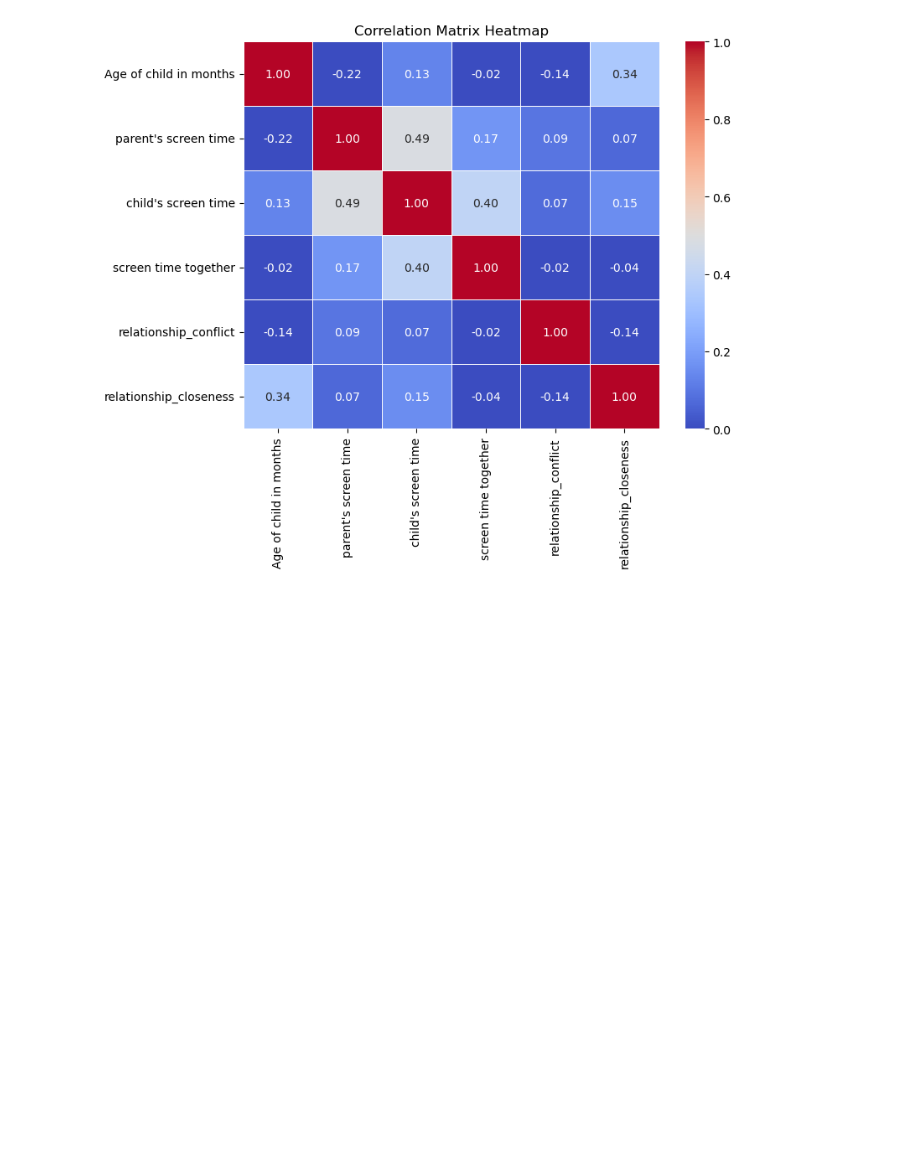
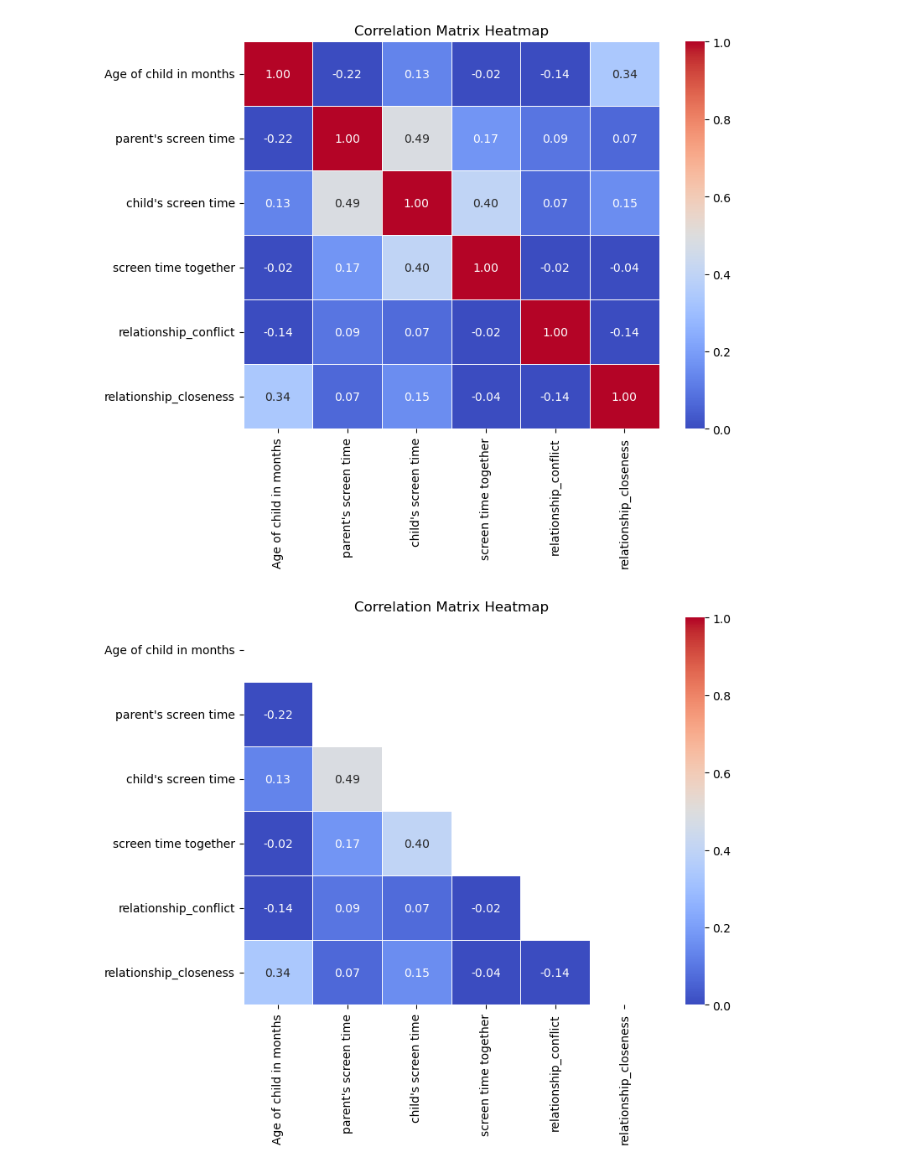
Before and after one commit to Aiman123-aa/screen-time-and-relationship, a Jupyter notebook: data/screen time and relation.ipynb, the cells around one changed output. Saved outputs shown, nothing was run; the diff lists cells and outputs as text; code cells hidden in the pictures; blank space fills up the shorter version.

```diff
--- a/data/screen time and relation.ipynb
+++ b/data/screen time and relation.ipynb
@@ -207,3 +211,17 @@ plt.title('Correlation Matrix Heatmap')
 plt.show()
 # %% [output]
 [figure]
+# %%
+# Set the figure size
+plt.figure(figsize=(8, 6))
+
+# Create correlation matrix in heatmap
+sns.heatmap(corr_matrix, annot=True, cmap='coolwarm', fmt=".2f", linewidths=0.5, vmin=0, vmax=1, mask=my_mask)
+
+my_mask = np.triu(np.ones_like(corr_matrix, dtype=bool))
+
+# Display the plot
+plt.title('Correlation Matrix Heatmap')
+plt.show()
+# %% [output]
+[figure, added]
```
Also changed, not shown: parts of 2 cells of this notebook.
